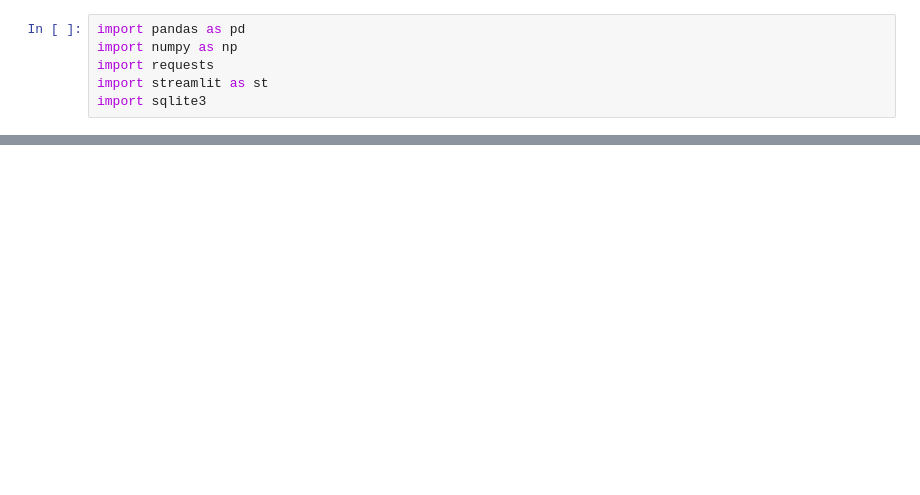
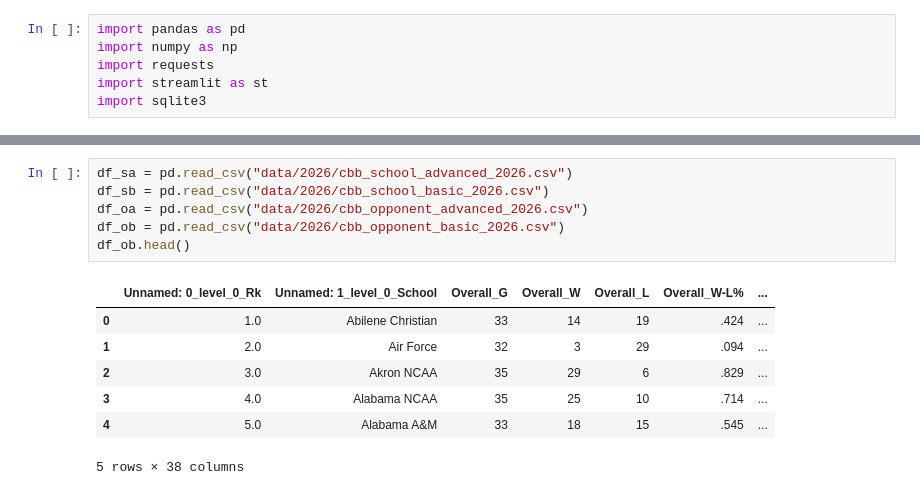
Before and after one commit to jagrest2/agrest-analytics, a Jupyter notebook: app/test.ipynb, the cells around one changed output, grey strips where cells are left out. Drawn from its saved outputs; the diff is of its cells as text; blank space fills up the shorter version.

Commit message:
Added a table!

```diff
--- a/app/test.ipynb
+++ b/app/test.ipynb
@@ -116,0 +110,14 @@ All downloads complete! Check your folder for the 4 CSV files.
+# %%
+df_sa = pd.read_csv("data/2026/cbb_school_advanced_2026.csv")
+df_sb = pd.read_csv("data/2026/cbb_school_basic_2026.csv")
+df_oa = pd.read_csv("data/2026/cbb_opponent_advanced_2026.csv")
+df_ob = pd.read_csv("data/2026/cbb_opponent_basic_2026.csv")
+df_ob.head()
+# %% [output]
+|  | Unnamed: 0_level_0_Rk | Unnamed: 1_level_0_School | Overall_G | Overall_W | Overall_L | Overall_W-L% | ... |
+| 0 | 1.0 | Abilene Christian | 33 | 14 | 19 | .424 | ... |
+| 1 | 2.0 | Air Force | 32 | 3 | 29 | .094 | ... |
+| 2 | 3.0 | Akron NCAA | 35 | 29 | 6 | .829 | ... |
+| 3 | 4.0 | Alabama NCAA | 35 | 25 | 10 | .714 | ... |
+| 4 | 5.0 | Alabama A&M | 33 | 18 | 15 | .545 | ... |
+5 rows × 38 columns
```
Also changed, not shown: parts of 10 cells of this notebook, 10 other files.
